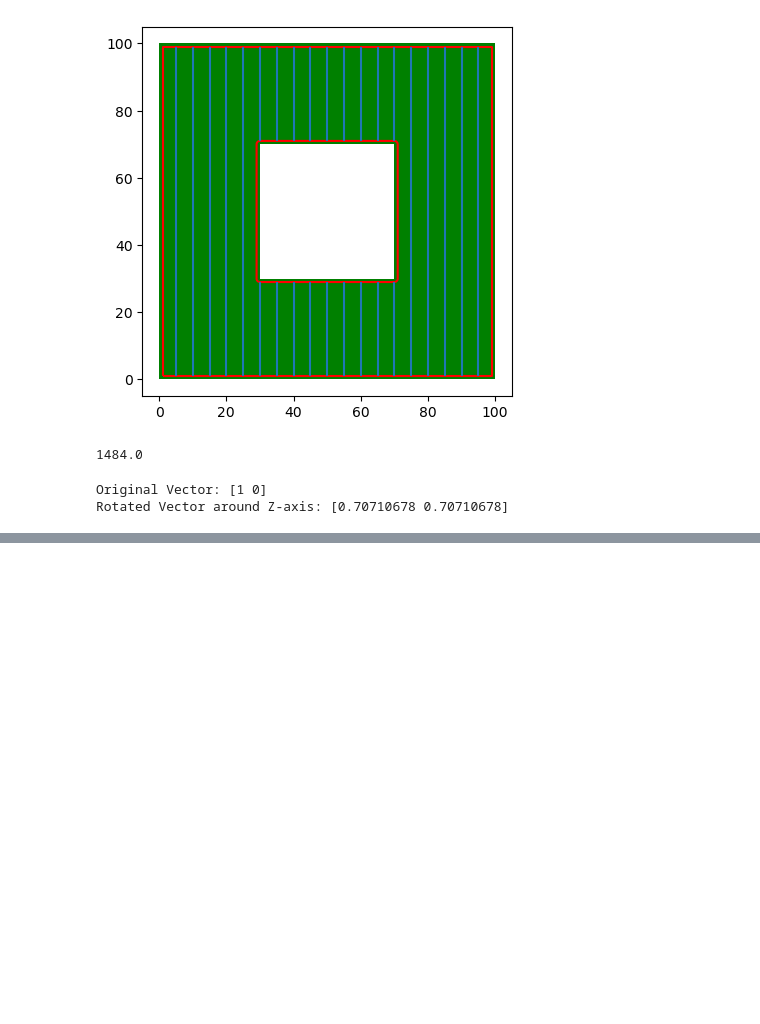
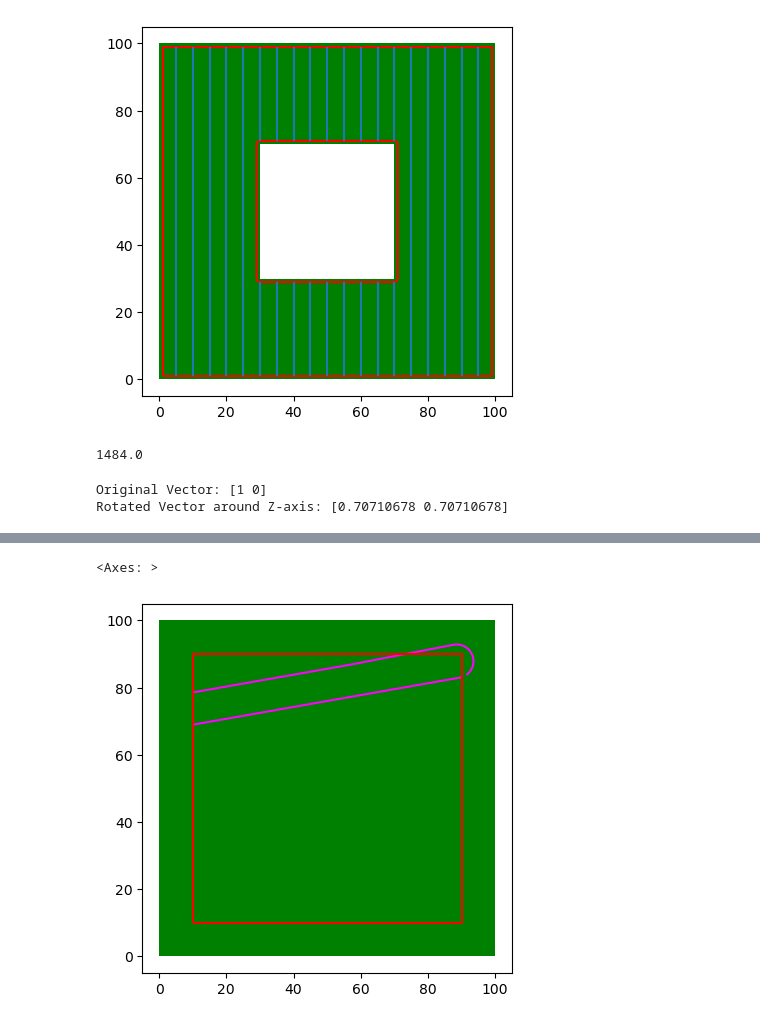
Before and after one commit to NickBak08/AgricultureRobotics, a Jupyter notebook: PathPlanning/testing_functions.ipynb, the cells around one changed output, grey strips where cells are left out. Cells and saved outputs as stored; diff of their text form; code cells hidden in the pictures; blank space fills up the shorter version.

```diff
--- a/PathPlanning/testing_functions.ipynb
+++ b/PathPlanning/testing_functions.ipynb
@@ -219,0 +272,31 @@ Theta: 5.000000, total_length: 860.948812
+# %%
+
+swaths_clipped_nonempty = [swath for swath in swaths_clipped if not swath.get_coordinates().empty]
+list_coords = []
+for i in range(len(swaths_clipped_nonempty)):
+    list_coords.append(swaths_clipped_nonempty[0].get_coordinates())
+# %%
+from dubins_curves import *
+
+line1 = swaths_clipped_nonempty[0]
+line2 = swaths_clipped_nonempty[1]
+line1_coords = line1.get_coordinates()
+line2_coords = line2.get_coordinates()
+point1 = line1_coords.iloc[1]
+point2 = line2_coords.iloc[1]
+
+
+
+diff1 = line1_coords.iloc[0]-line1_coords.iloc[1]
+slope1 = diff1['y']/diff1['x']
+heading_1 = math.degrees(math.atan(slope1))
+
+diff2 = line2_coords.iloc[0]-line2_coords.iloc[1]
+slope2 = diff2['y']/diff1['x']
+heading_2 = math.degrees(math.atan(slope2))+180
+
+pt1 = (line1_coords.iloc[1]['x'],line1_coords.iloc[1]['y'],90-heading_1)
+pt2 = (line2_coords.iloc[1]['x'],line2_coords.iloc[1]['y'],90-heading_2)
+turning_rad = 5
+
+path = dubins_main(pt1,pt2,turning_rad)
@@ -219,0 +307,14 @@ Theta: 5.000000, total_length: 860.948812
+# %%
+# LineString(path)
+curve1 = LineString(path[:,0:2])
+# %%
+# MultiLineString((line1,curve1,line2))
+line = gpd.GeoSeries((line1[0],curve1,line2[0]))
+fig, ax = plt.subplots()
+line.plot(ax = ax, color = 'magenta')
+field1.plot(ax = ax, color = 'green')
+field1_with_headlands.boundary.plot(ax = ax, color = 'red')
+# line1[0]
+# %% [output]
+<Axes: >
+[figure, added]
```
Also changed, not shown: parts of 10 cells of this notebook, 1 other file.
